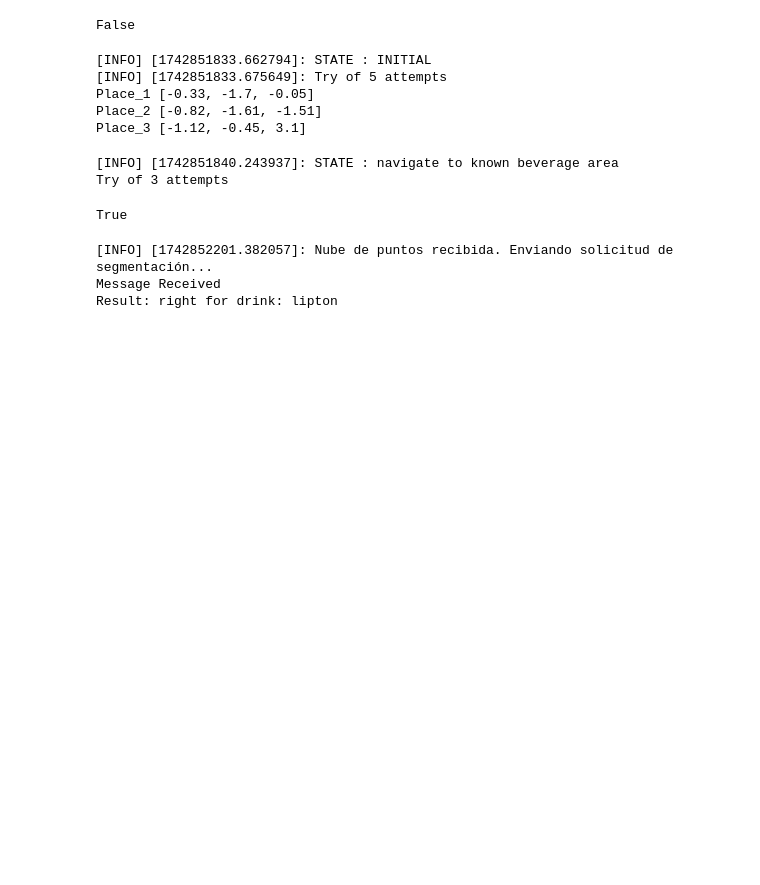
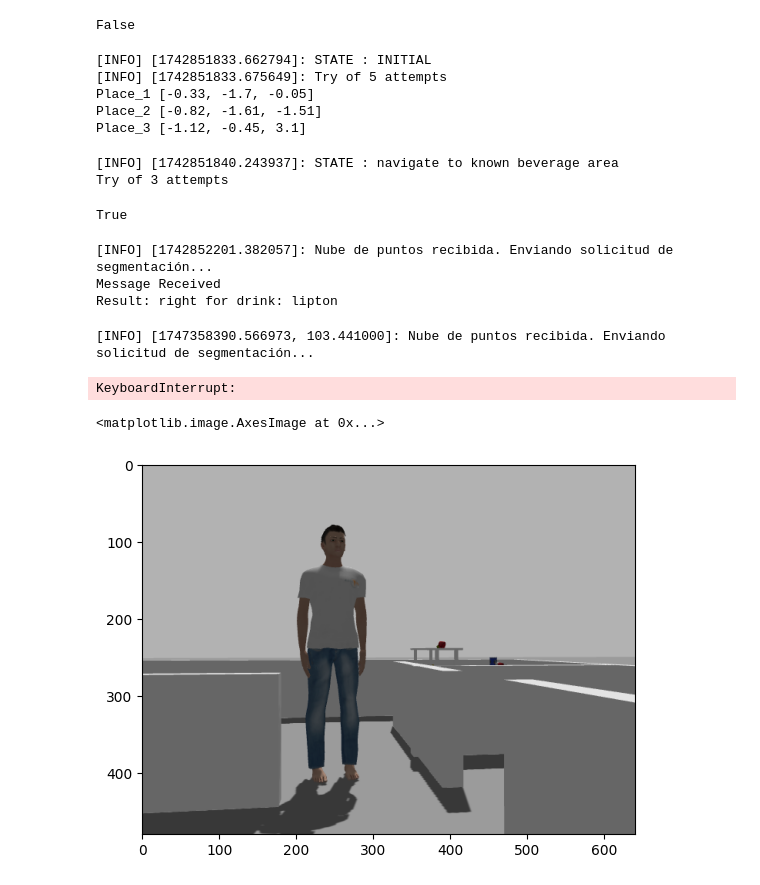
Before and after one commit to takeshi-pumas/catkin_extras, a Jupyter notebook: src/task/scripts/Jd_dino_test.ipynb, the cells around one changed output. Cells and saved outputs as stored; diff of their text form; code cells hidden in the pictures; blank space fills up the shorter version.

```diff
--- a/src/task/scripts/Jd_dino_test.ipynb
+++ b/src/task/scripts/Jd_dino_test.ipynb
@@ -63,3 +63,9 @@ else:
 [INFO] [1742852201.382057]: Nube de puntos recibida. Enviando solicitud de segmentación...
 Message Received
 Result: right for drink: lipton
+# %%
+favorite_drink = "person"
+res,position = get_favorite_drink_location(favorite_drink)
+# %% [output]
+[INFO] [1747358390.566973, 103.441000]: Nube de puntos recibida. Enviando solicitud de segmentación...
+KeyboardInterrupt:
@@ -65,0 +82,7 @@ Result: right for drink: lipton
+# %%
+img=rgbd.get_image()
+
+plt.imshow(img)
+# %% [output]
+<matplotlib.image.AxesImage at 0x...>
+[figure, added]
```
Also changed, not shown: parts of 15 cells of this notebook, 6 other files.
